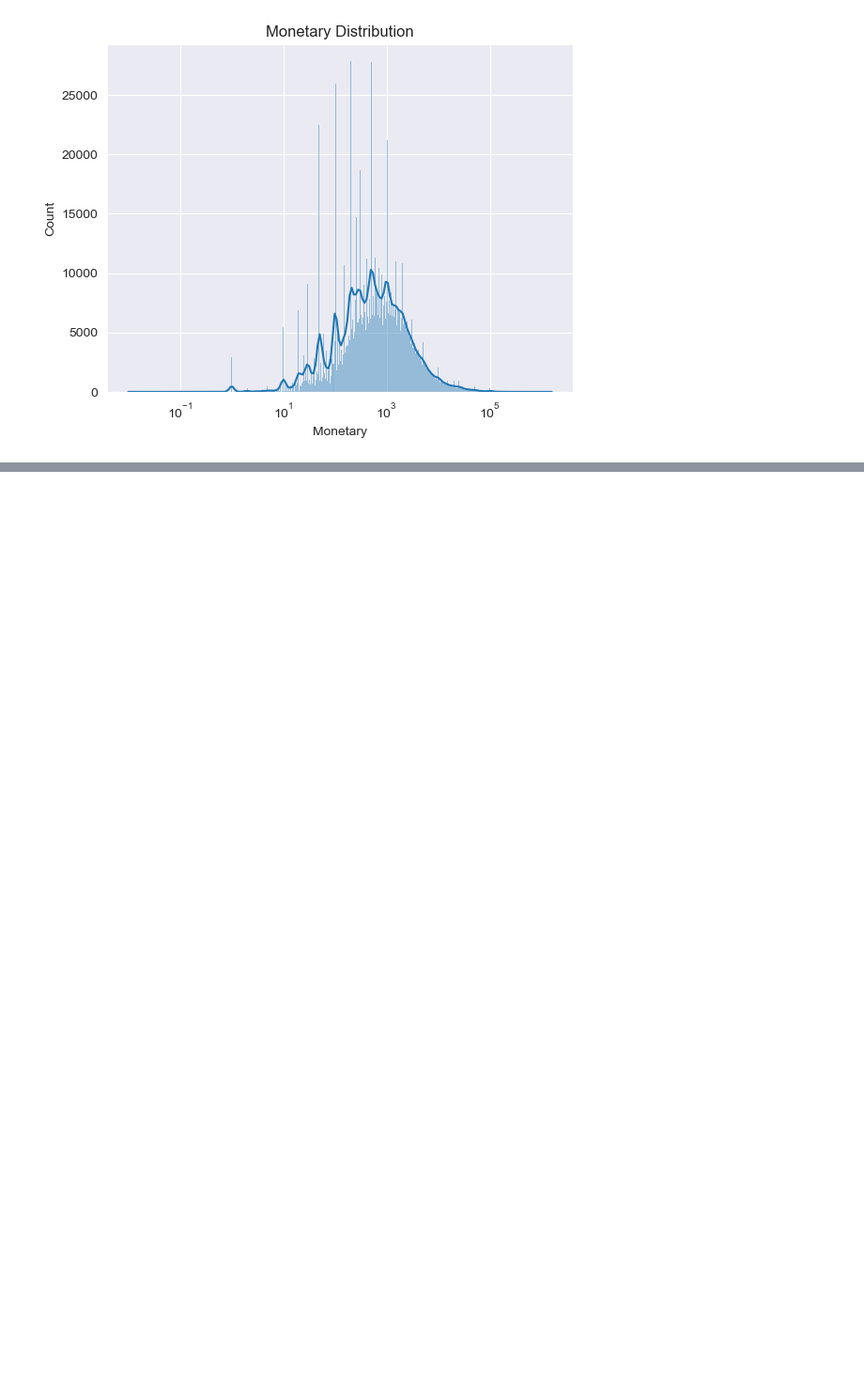
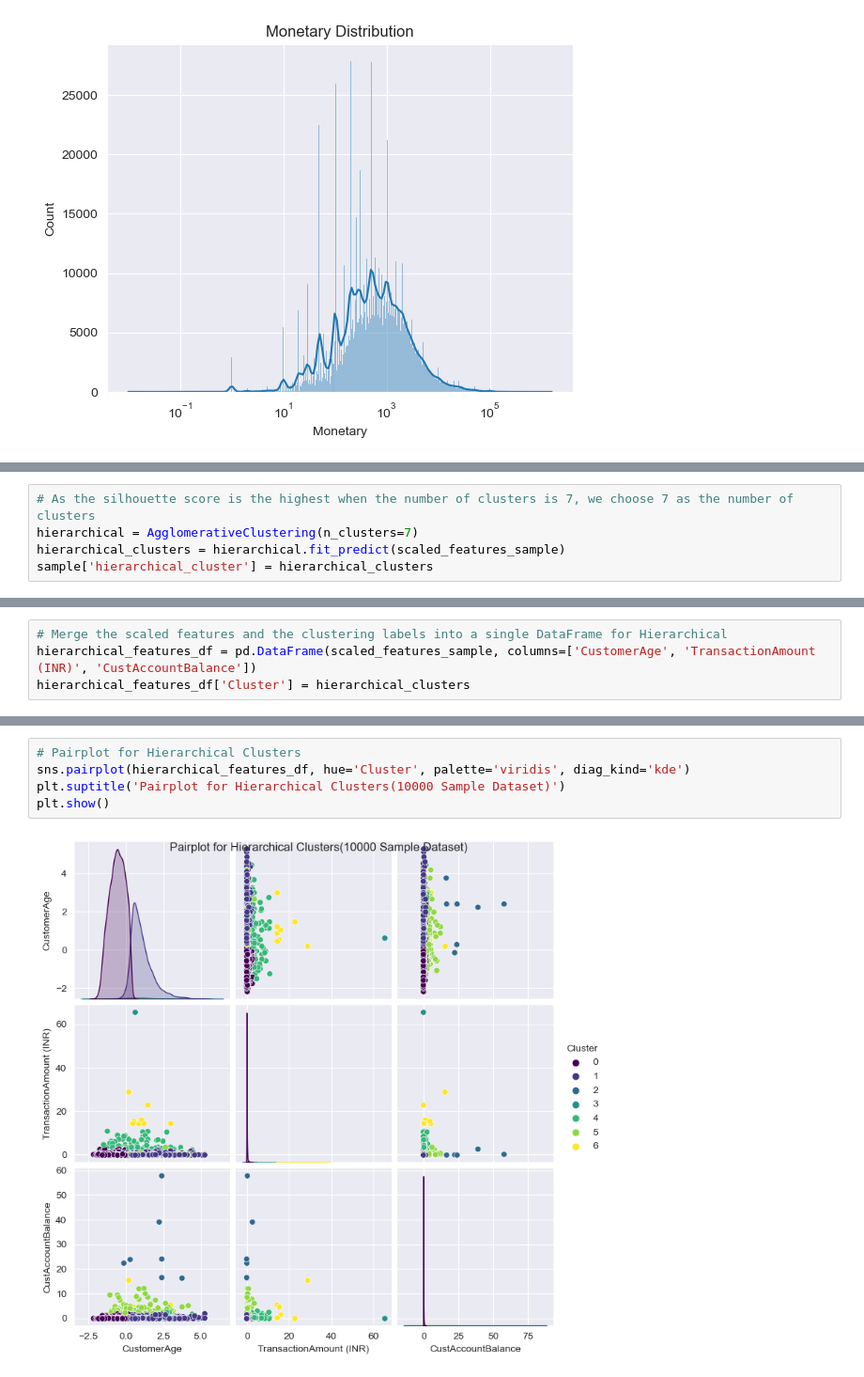
Before and after one commit to GDistories/DSAA5002_Final_Exam, a Jupyter notebook: Q6/Q6_Code/Q6.ipynb, the cells around one changed output, grey strips where cells are left out. Shown at 94% size. Saved outputs shown, nothing was run; the diff lists cells and outputs as text; blank space fills up the shorter version.

```diff
--- a/Q6/Q6_Code/Q6.ipynb
+++ b/Q6/Q6_Code/Q6.ipynb
@@ -383,0 +482,5 @@ Number of customers with zero monetary value: 505
+# %%
+# As the silhouette score is the highest when the number of clusters is 7, we choose 7 as the number of clusters
+hierarchical = AgglomerativeClustering(n_clusters=7)
+hierarchical_clusters = hierarchical.fit_predict(scaled_features_sample)
+sample['hierarchical_cluster'] = hierarchical_clusters
@@ -383,0 +500,4 @@ Number of customers with zero monetary value: 505
+# %%
+# Merge the scaled features and the clustering labels into a single DataFrame for Hierarchical
+hierarchical_features_df = pd.DataFrame(scaled_features_sample, columns=['CustomerAge', 'TransactionAmount (INR)', 'CustAccountBalance'])
+hierarchical_features_df['Cluster'] = hierarchical_clusters
@@ -383,0 +515,7 @@ Number of customers with zero monetary value: 505
+# %%
+# Pairplot for Hierarchical Clusters
+sns.pairplot(hierarchical_features_df, hue='Cluster', palette='viridis', diag_kind='kde')
+plt.suptitle('Pairplot for Hierarchical Clusters(10000 Sample Dataset)')
+plt.show()
+# %% [output]
+[figure, added]
```
Also changed, not shown: parts of 38 cells of this notebook.
